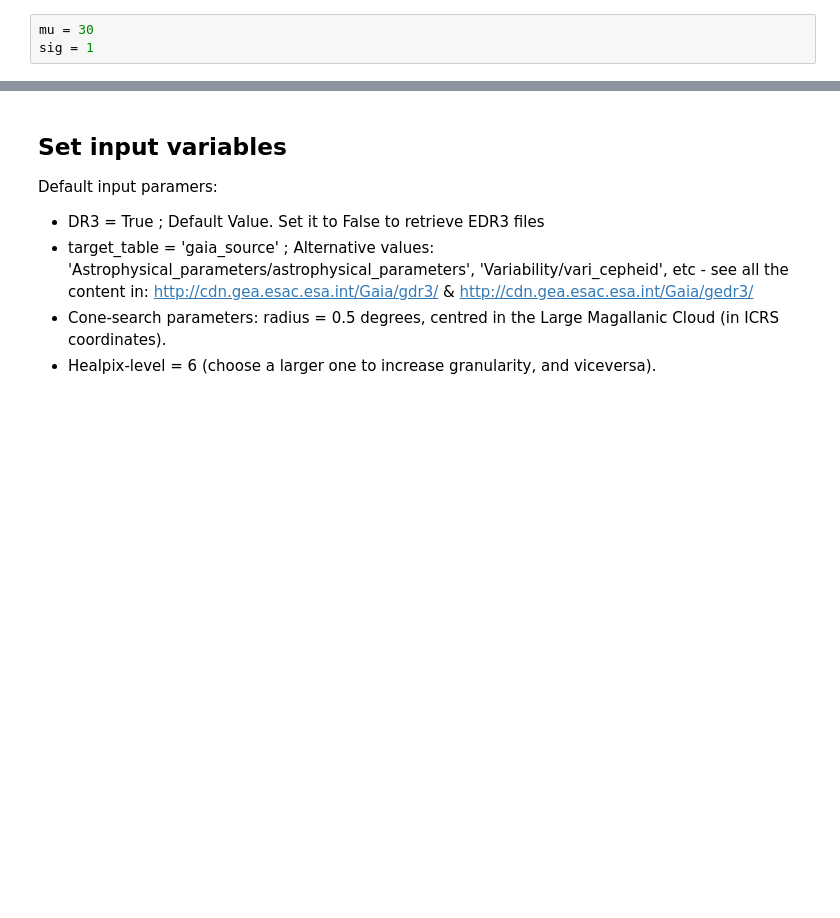
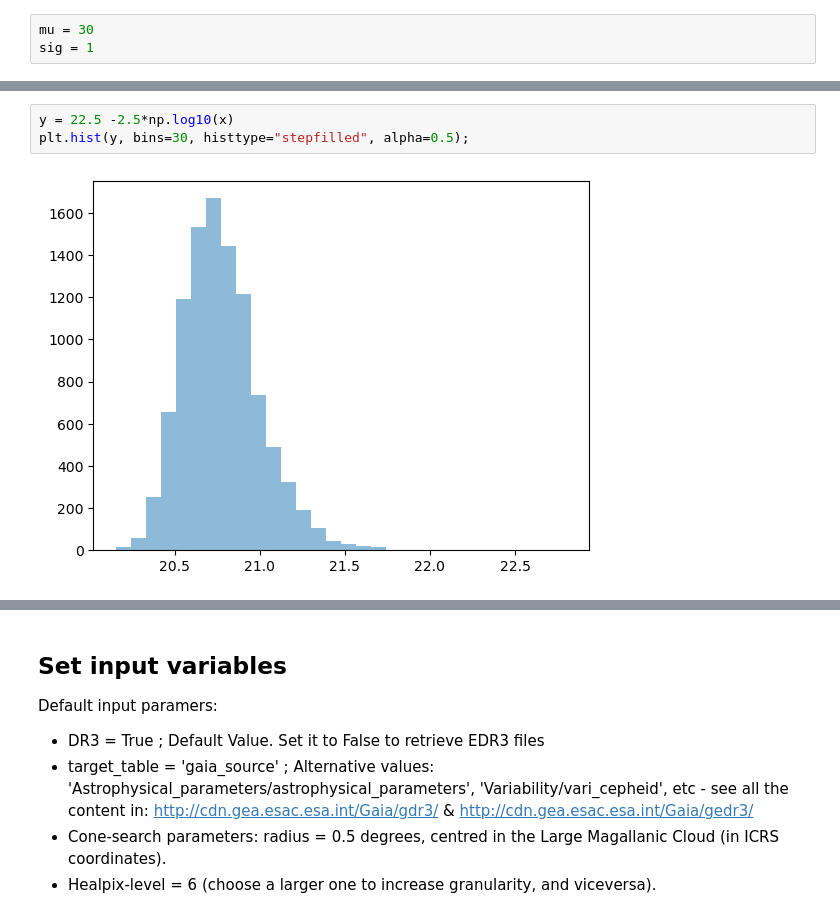
Before and after one commit to IsaacMercado/estimacion-paralajes, a Jupyter notebook: notebooks/1.0_data_preparation.ipynb, the cells around one changed output, grey strips where cells are left out. Drawn from its saved outputs; the diff is of its cells as text; blank space fills up the shorter version.

```diff
--- a/notebooks/1.0_data_preparation.ipynb
+++ b/notebooks/1.0_data_preparation.ipynb
@@ -41,3 +59,8 @@ plt.hist(y, bins=30, histtype="stepfilled", alpha=0.5);
+# %%
+y = 22.5 -2.5*np.log10(x)
+plt.hist(y, bins=30, histtype="stepfilled", alpha=0.5);
+# %% [output]
+[figure, added]
 # %%
 z = pm.draw(pm.TruncatedNormal.dist(mu=mu, sigma=sig, lower=0, upper=float("inf")), 10000)
 plt.hist(z, bins=30, histtype="stepfilled", alpha=0.5);
```
Also changed, not shown: parts of 27 cells of this notebook, 4 other files.
